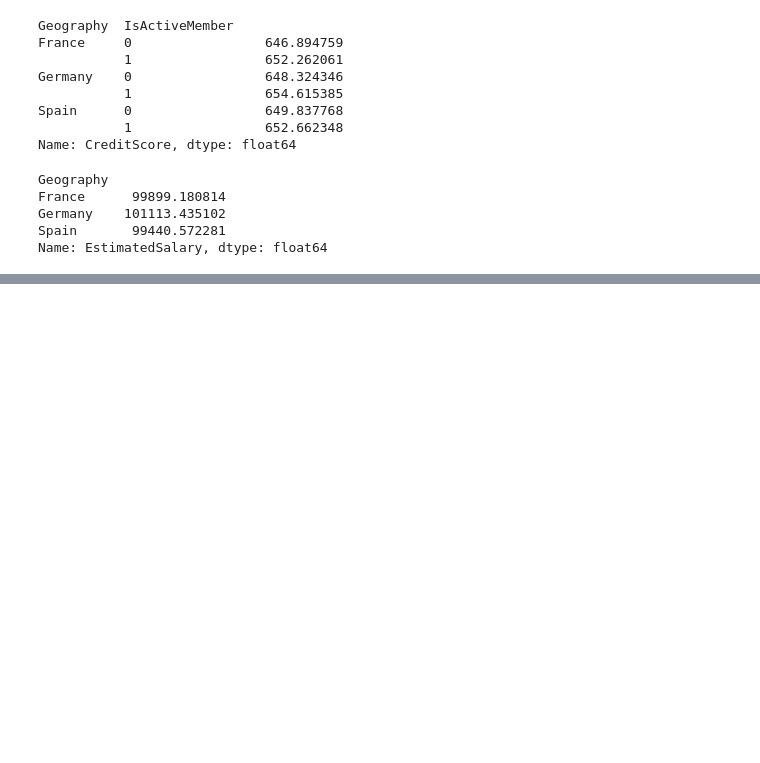
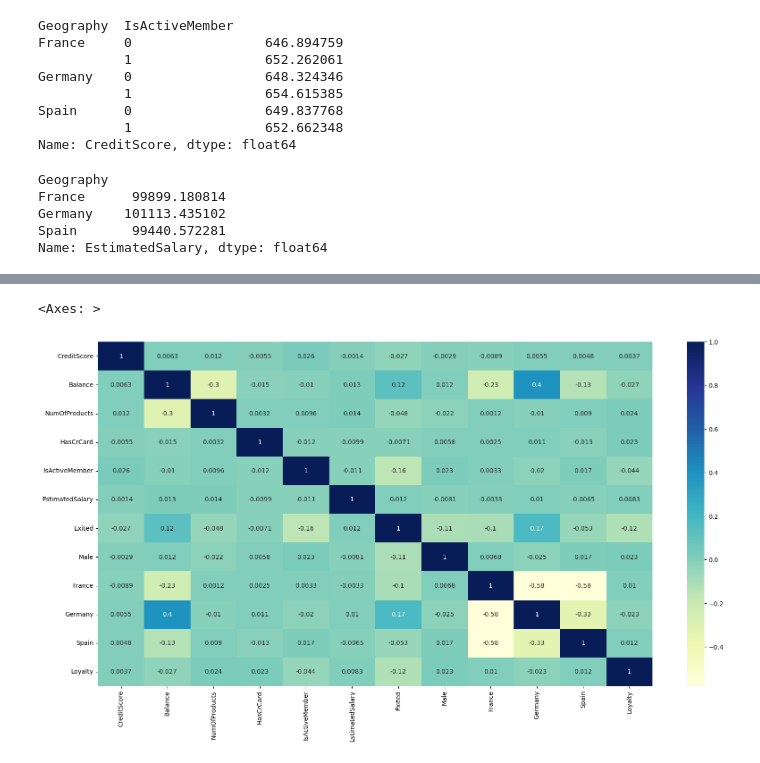
Before and after one commit to Diwakerprashar/EDA-Datasets, a Jupyter notebook: Analyzing Bank Customer Retention data.ipynb, the cells around one changed output, grey strips where cells are left out. Drawn from its saved outputs; the diff is of its cells as text; code cells hidden in the pictures; blank space fills up the shorter version.

```diff
--- a/Analyzing Bank Customer Retention data.ipynb
+++ b/Analyzing Bank Customer Retention data.ipynb
@@ -155,0 +177,5 @@ Name: EstimatedSalary, dtype: float64
+# %%
+dummy_gen = pd.get_dummies(df.Gender,drop_first=True,dtype=int)
+dummy_geo = pd.get_dummies(df.Geography,dtype=int)
+Loyalty = df['Tenure']/df['Age']
+dummy_gen.head(), dummy_geo.head(), Loyalty.head()
@@ -155,0 +201,4 @@ Name: EstimatedSalary, dtype: float64
+# %%
+df = pd.concat([df,dummy_gen,dummy_geo],axis=1)
+df["Loyalty"] = Loyalty
+df.head()
@@ -155,0 +212,2 @@ Name: EstimatedSalary, dtype: float64
+# %%
+df.drop(['Geography','Gender','Age','Tenure'],inplace=True,axis=1)
@@ -155,0 +245,6 @@ Name: EstimatedSalary, dtype: float64
+# %%
+plt.subplots(figsize=(20,10))
+sns.heatmap(df.corr(),annot=True,cmap="YlGnBu")
+# %% [output]
+<Axes: >
+[figure, added]
```
Also changed, not shown: parts of 7 cells of this notebook.
